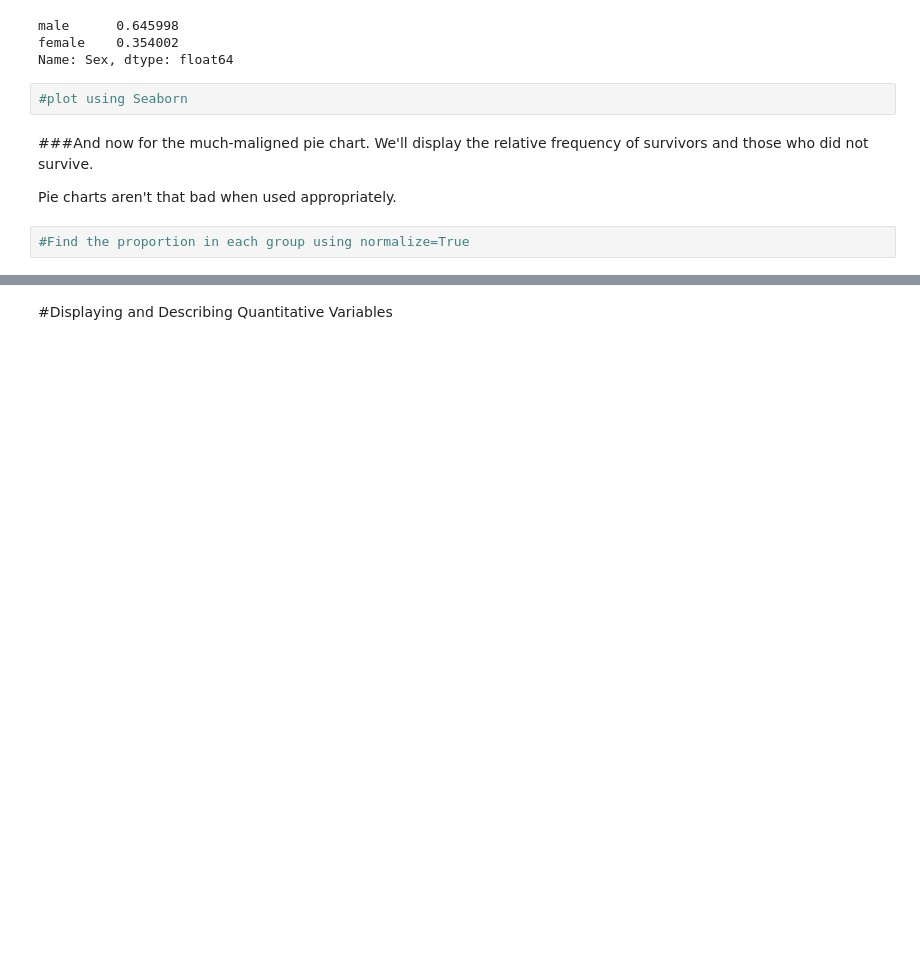
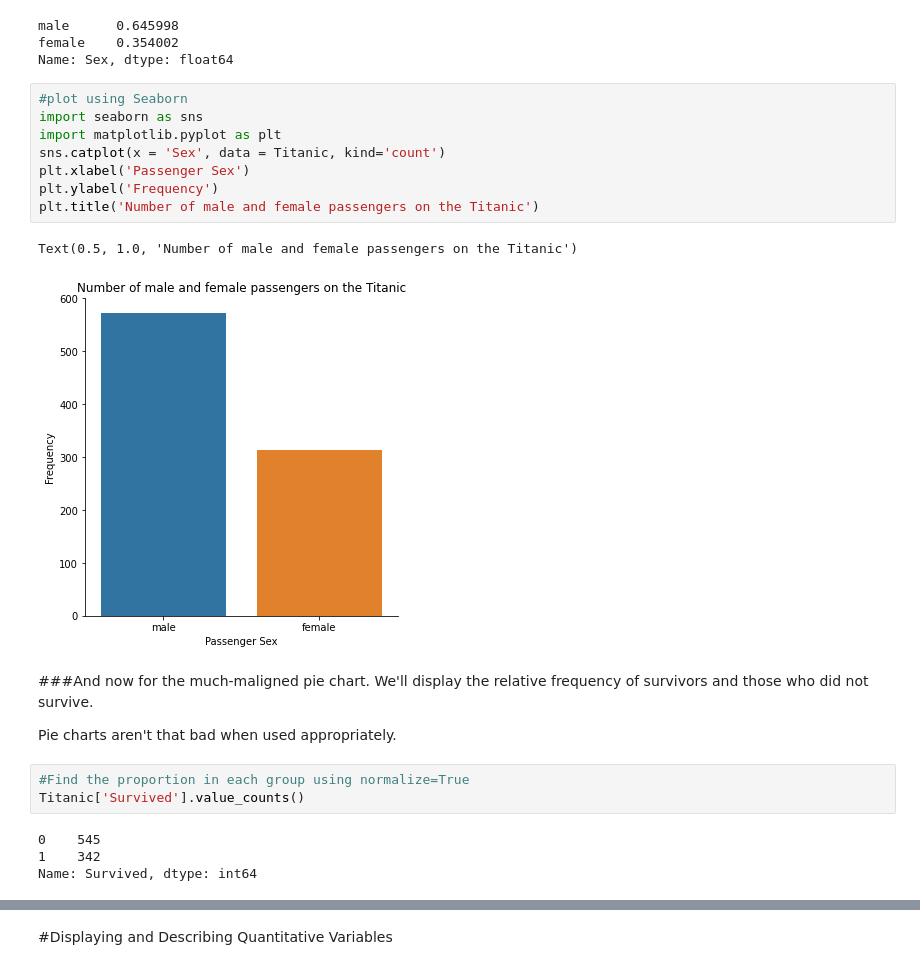
Before and after one commit to write2nk/DS-Unit-1-Sprint-1-Data-Wrangling-and-Storytelling, a Jupyter notebook: module4-make-explanatory-visualizations/LS_DS_114_Make_Explanatory_Visualizations.ipynb, the cells around one changed output, grey strips where cells are left out. Drawn from its saved outputs; the diff is of its cells as text; blank space fills up the shorter version.

```diff
--- a/module4-make-explanatory-visualizations/LS_DS_114_Make_Explanatory_Visualizations.ipynb
+++ b/module4-make-explanatory-visualizations/LS_DS_114_Make_Explanatory_Visualizations.ipynb
@@ -77,11 +77,25 @@ Titanic['Sex'].value_counts(normalize = True)
 male      0.645998
 female    0.354002
 Name: Sex, dtype: float64
-# %%
-#plot using Seaborn
+# %%
+#plot using Seaborn
+import seaborn as sns
+import matplotlib.pyplot as plt
+sns.catplot(x = 'Sex', data = Titanic, kind='count')
+plt.xlabel('Passenger Sex')
+plt.ylabel('Frequency')
+plt.title('Number of male and female passengers on the Titanic')
+# %% [output]
+Text(0.5, 1.0, 'Number of male and female passengers on the Titanic')
+[figure, added]
 # %% [markdown]
 ###And now for the much-maligned pie chart. We'll display the relative frequency of survivors and those who did not survive.
 
 Pie charts aren't that bad when used appropriately.
 # %%
 #Find the proportion in each group using normalize=True
+Titanic['Survived'].value_counts()
+# %% [output]
+0    545
+1    342
+Name: Survived, dtype: int64
```
Also changed, not shown: parts of 34 cells of this notebook.
